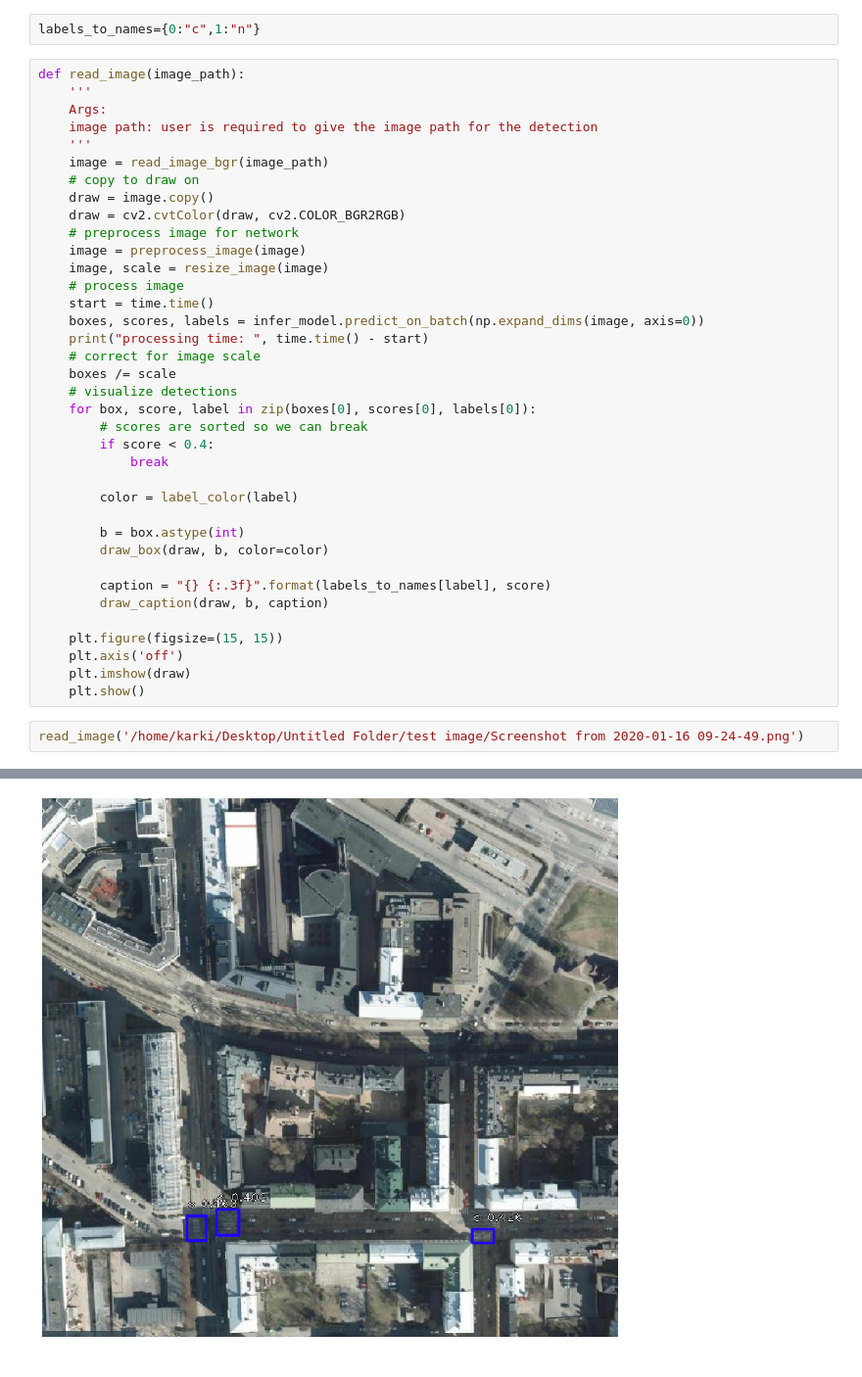
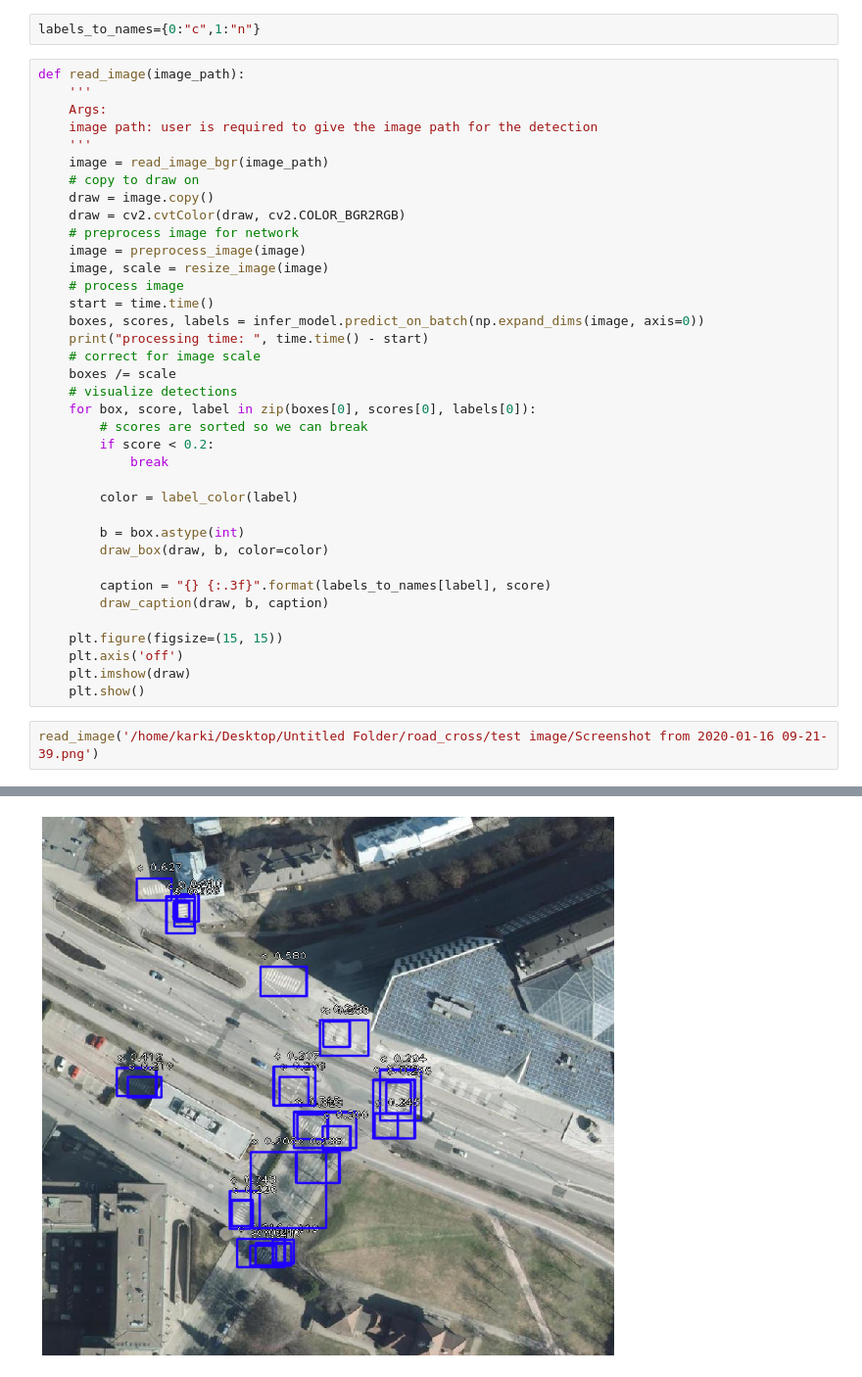
Before and after one commit to City-of-Helsinki/road-marking-detector, a Jupyter notebook: get_predictions.ipynb, the cells around one changed output, grey strips where cells are left out. Shown at 98% size. Drawn from its saved outputs; the diff is of its cells as text.

```diff
--- a/get_predictions.ipynb
+++ b/get_predictions.ipynb
@@ -101,7 +101,7 @@ def read_image(image_path):
     # visualize detections
     for box, score, label in zip(boxes[0], scores[0], labels[0]):
         # scores are sorted so we can break
-        if score < 0.4:
+        if score < 0.2:
             break
 
         color = label_color(label)
@@ -117,5 +117,5 @@ def read_image(image_path):
     plt.imshow(draw)
     plt.show()
 # %%
-read_image('/home/karki/Desktop/Untitled Folder/test image/Screenshot from 2020-01-16 09-24-49.png')
+read_image('/home/karki/Desktop/Untitled Folder/road_cross/test image/Screenshot from 2020-01-16 09-21-39.png')
 # %% [output]
@@ -123 +123 @@ processing time:  1.1814265251159668
-[figure, old version]
+[figure, new version]
```
Also changed, not shown: parts of 4 cells of this notebook, 6 other files.
